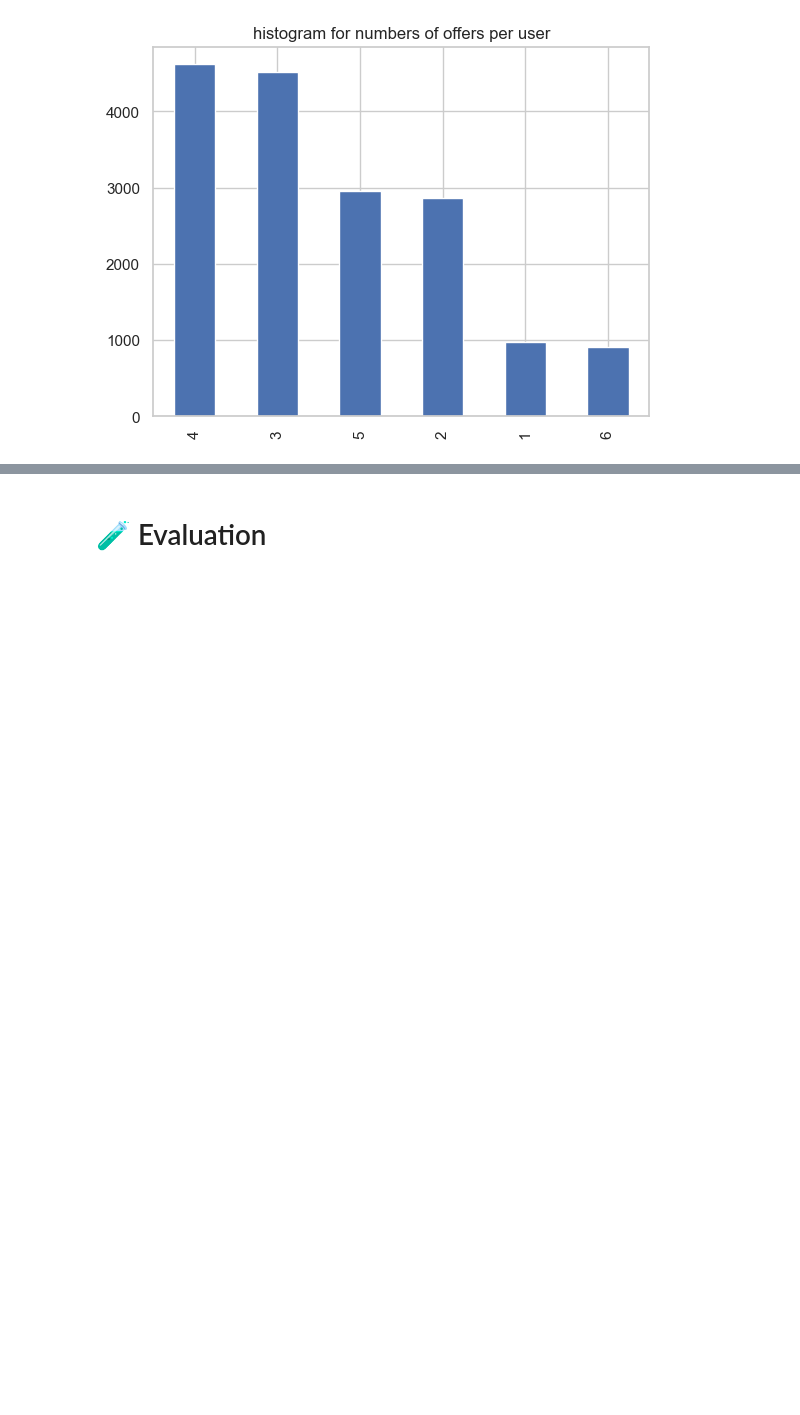
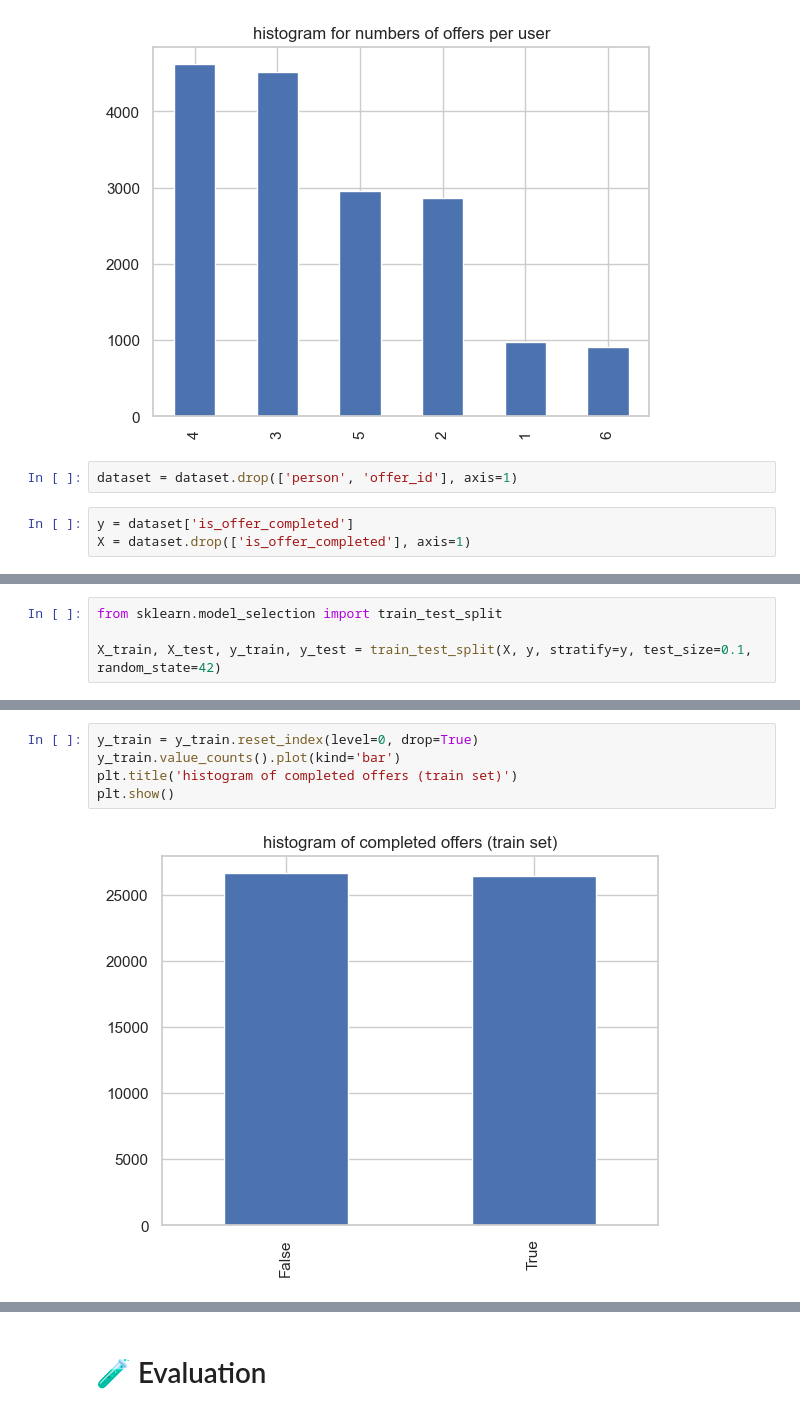
Before and after one commit to Moodrammer/ml-model-sagemaker-capstone, a Jupyter notebook: Starbucks_Capstone_notebook.ipynb, the cells around one changed output, grey strips where cells are left out. Cells and saved outputs as stored; diff of their text form; blank space fills up the shorter version.

Commit message:
Add : train-test split

```diff
--- a/Starbucks_Capstone_notebook.ipynb
+++ b/Starbucks_Capstone_notebook.ipynb
@@ -961,3 +961,8 @@ plt.title('histogram for numbers of offers per user')
 plt.show()
 # %% [output]
 [figure]
+# %%
+dataset = dataset.drop(['person', 'offer_id'], axis=1)
+# %%
+y = dataset['is_offer_completed']
+X = dataset.drop(['is_offer_completed'], axis=1)
@@ -963,0 +971,4 @@ plt.show()
+# %%
+from sklearn.model_selection import train_test_split
+
+X_train, X_test, y_train, y_test = train_test_split(X, y, stratify=y, test_size=0.1, random_state=42)
@@ -963,0 +983,7 @@ plt.show()
+# %%
+y_train = y_train.reset_index(level=0, drop=True)
+y_train.value_counts().plot(kind='bar')
+plt.title('histogram of completed offers (train set)')
+plt.show()
+# %% [output]
+[figure, added]
```
Also changed, not shown: parts of 10 cells of this notebook.
